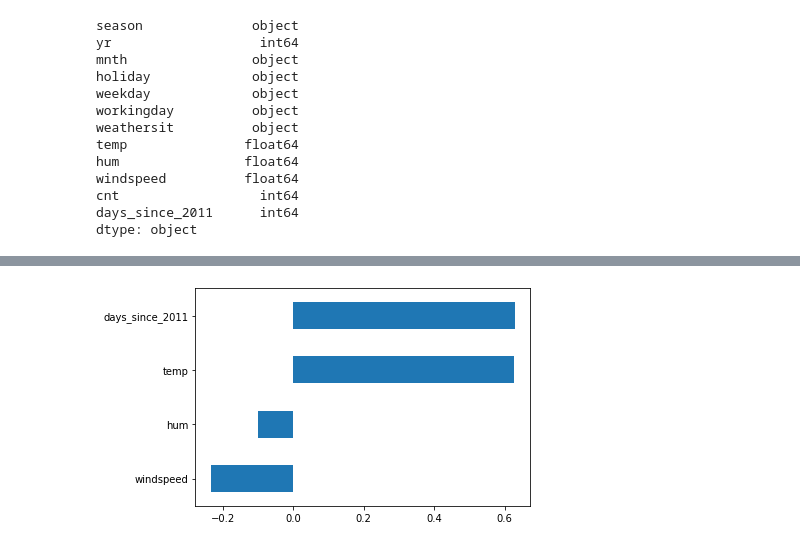
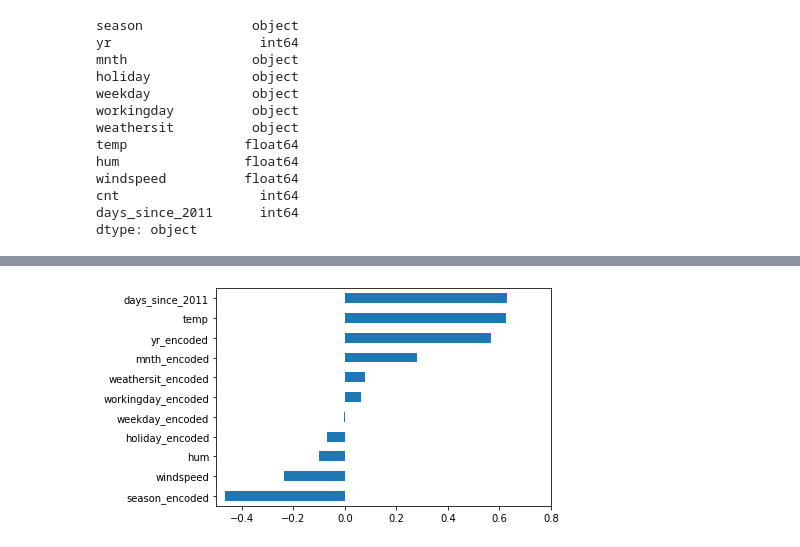
Before and after one commit to yuchen0908/explainable_ml, a Jupyter notebook: s4.1_bike_rental.ipynb, the cells around one changed output, grey strips where cells are left out. Saved outputs shown, nothing was run; the diff lists cells and outputs as text; code cells hidden in the pictures.

Commit message:
update on bike modelling

```diff
--- a/s4.1_bike_rental.ipynb
+++ b/s4.1_bike_rental.ipynb
@@ -73,0 +103,14 @@ yr is converted alredy
+# %%
+# ordinal encoding
+encode_map = {'season':['SPRING','SUMMER','FALL','WINTER']
+    , 'yr':['2011','2012']
+    , 'mnth':['JAN','FEB','MAR','APR','MAY','JUN','JUL','AUG','SEP','OCT','NOV','DEC']
+    , 'holiday':['NO HOLIDAY','HOLIDAY']
+    , 'weekday':['MON','TUE','WED','THU','FRI','SAT','SUN']
+    , 'workingday':['NO WORKING DAY','WORKING DAY']
+    , 'weathersit':['MISTY','GOOD','RAIN/SNOW/STORM']
+}
+
+for k in encode_map.keys():
+    bike_df[f'{k}_encoded'] = OrdinalEncoder(categories=[encode_map.get(k)])\
+        .fit_transform(np.asarray(bike_df[k]).reshape(-1,1)).reshape(-1)
@@ -93,8 +131,10 @@ weathersit, ['MISTY' 'GOOD' 'RAIN/SNOW/STORM']
 # %%
 # EDA
 # calculate correlation
 # https://pandas.pydata.org/docs/reference/api/pandas.DataFrame.plot.html
-bike_df[cols_df.loc[cols_df.input.isin(['num']),'cols'].to_list()].corrwith(other = bike_df.cnt, axis=0, method='pearson').sort_values().plot(kind='barh')
+bike_df[cols_df.loc[cols_df.input.isin(['num']),'cols'].to_list()]\
+    .corrwith(other = bike_df.cnt, axis=0, method='pearson').sort_values()\
+    .plot(kind='barh', xlim=(-0.5,0.8))
 plt.show()
 # %% [output]
-[figure, old version]
+[figure, new version]
```
Also changed, not shown: parts of 16 cells of this notebook.
